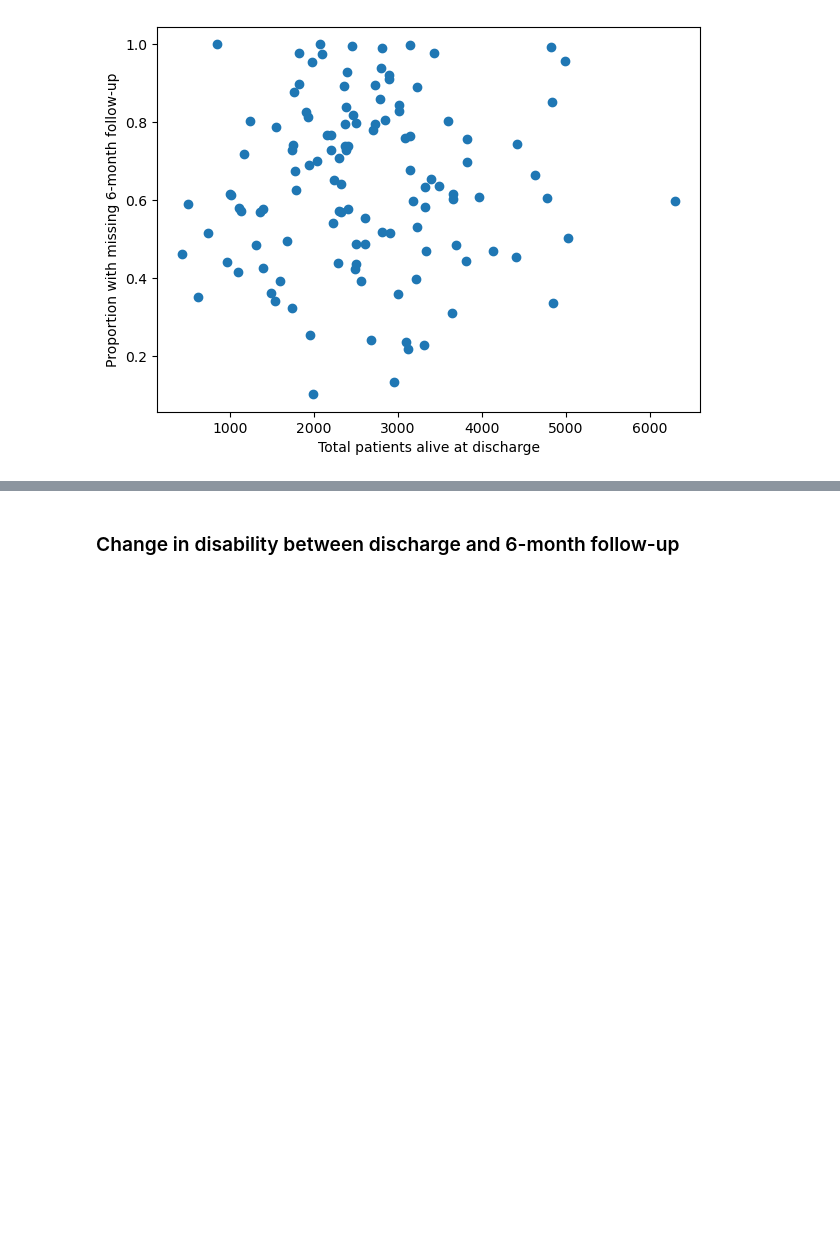
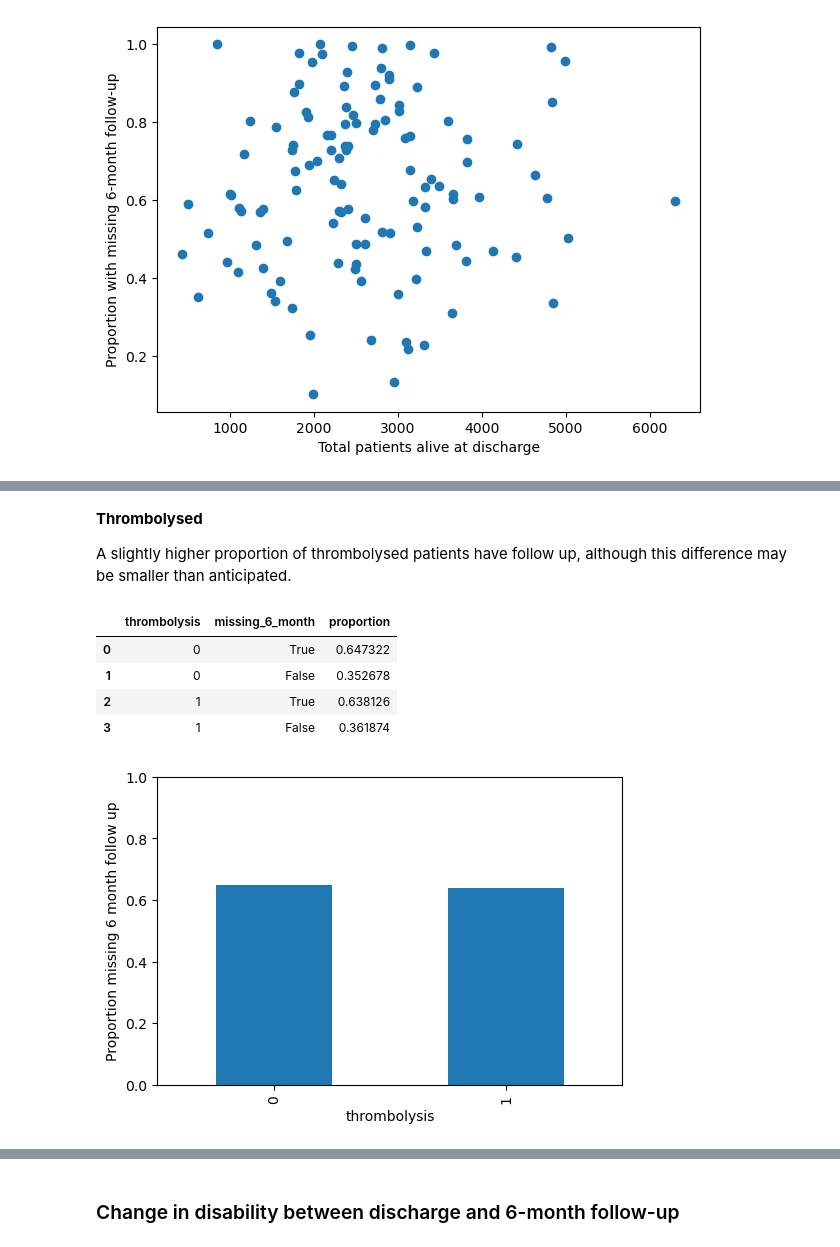
Before and after one commit to samuel-book/samuel_2_data_prep, a Jupyter notebook: descriptive_statistics/disability_6_months.ipynb, the cells around one changed output, grey strips where cells are left out. Saved outputs shown, nothing was run; the diff lists cells and outputs as text; code cells hidden in the pictures; blank space fills up the shorter version.

```diff
--- a/descriptive_statistics/disability_6_months.ipynb
+++ b/descriptive_statistics/disability_6_months.ipynb
@@ -275,0 +239,25 @@ Proportion followed up in those thrombolysed v.s. not
+# %% [markdown]
+**Thrombolysed**
+
+A slightly higher proportion of thrombolysed patients have follow up, although this difference may be smaller than anticipated.
+# %%
+display(data_full_alive
+        .groupby('thrombolysis')['missing_6_month']
+        .value_counts(normalize=True)
+        .reset_index(name='proportion'))
+
+fig, ax = plt.subplots(figsize=(6, 4))
+(data_full_alive
+ .groupby('thrombolysis')['missing_6_month']
+ .mean()
+ .plot(kind='bar', ax=ax))
+ax.set_ylabel('Proportion missing 6 month follow up')
+ax.set_ylim([0, 1])
+plt.show()
+# %% [output]
+|  | thrombolysis | missing_6_month | proportion |
+| 0 | 0 | True | 0.647322 |
+| 1 | 0 | False | 0.352678 |
+| 2 | 1 | True | 0.638126 |
+| 3 | 1 | False | 0.361874 |
+[figure, added]
```
Also changed, not shown: parts of 15 cells of this notebook.
